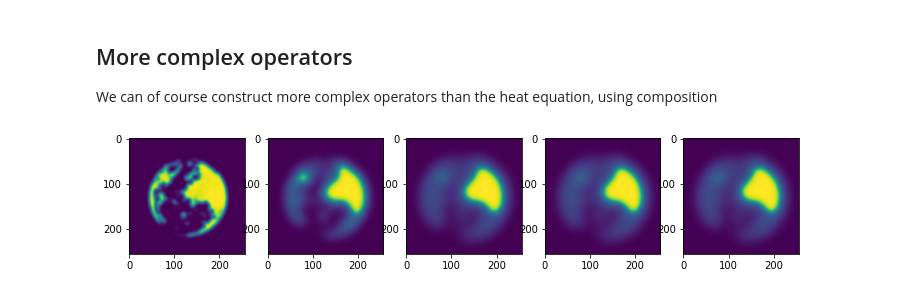
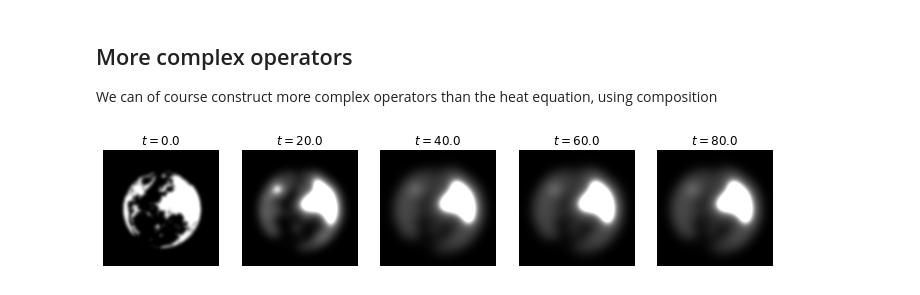
Before and after one commit to ucl-bug/jaxdf, a Jupyter notebook: docs/notebooks/quickstart.ipynb, the cells around one changed output. Drawn from its saved outputs; the diff is of its cells as text; code cells hidden in the pictures.

```diff
--- a/docs/notebooks/quickstart.ipynb
+++ b/docs/notebooks/quickstart.ipynb
@@ -203,5 +227,9 @@ snapshots = simulate(u0)
 # %%
 fig, axes = plt.subplots(1, 5, figsize=(12,4))
 for i in range(len(axes)):
-    axes[i].imshow(snapshots[i*10])
+    axes[i].imshow(snapshots[i*10], vmin=0, vmax=1., cmap="gray")
+    axes[i].axis('off')
+    axes[i].set_title(f"$t={str(output_steps[4*i]*dt)}$")
+
+plt.savefig("diffusion_example.png")
 # %% [output]
@@ -245,6 +273,10 @@ snapshots = simulate(params)
 # %%
 fig, axes = plt.subplots(1, 5, figsize=(12,4))
 for i in range(len(axes)):
-    axes[i].imshow(snapshots[i*10])
+    axes[i].imshow(snapshots[i*10], vmin=0, vmax=1., cmap="gray")
+    axes[i].axis('off')
+    axes[i].set_title(f"$t={str(output_steps[4*i]*dt)}$")
+
+plt.savefig("diffusion_example.png")
 # %% [output]
-[figure, old version]
+[figure, new version]
```
Also changed, not shown: parts of 7 cells of this notebook.
